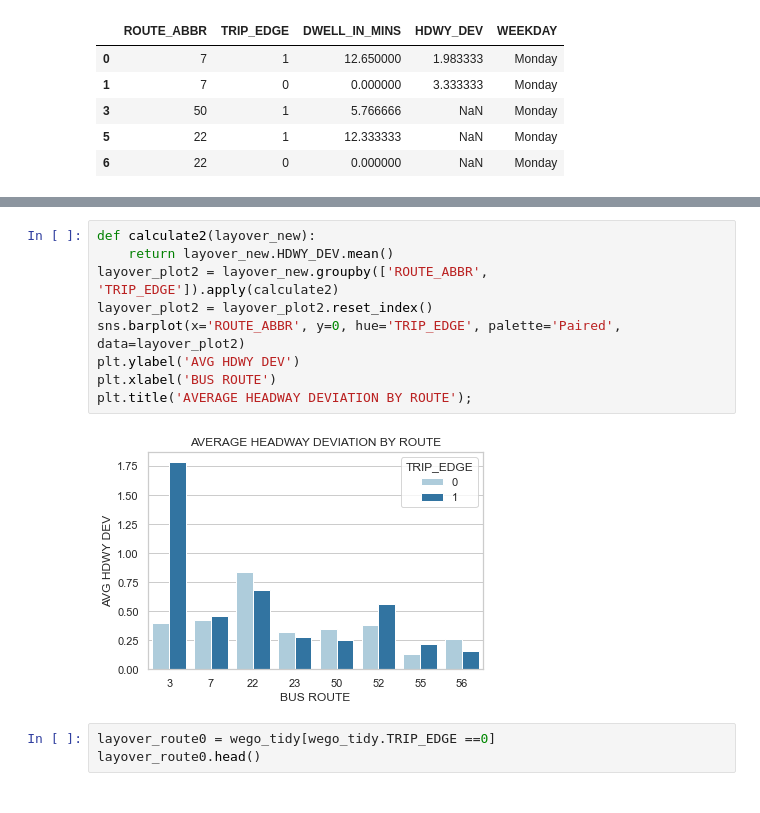
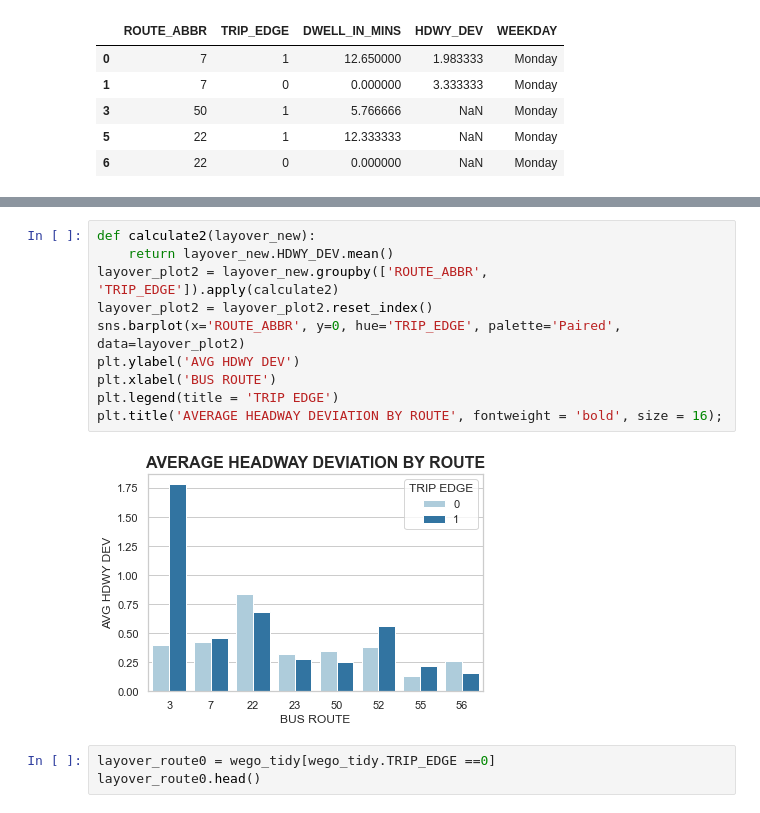
Before and after one commit to NSS-Data-Analytics-Cohort-7/wego-python-bit-my_finger, a Jupyter notebook: notebook/new_wego.ipynb, the cells around one changed output, grey strips where cells are left out. Cells and saved outputs as stored; diff of their text form.

```diff
--- a/notebook/new_wego.ipynb
+++ b/notebook/new_wego.ipynb
@@ -216,14 +240,15 @@ plt.title('AVERAGE SITTING MINUTES BY ROUTE');
 # %%
 def calculate2(layover_new):
     return layover_new.HDWY_DEV.mean()
 layover_plot2 = layover_new.groupby(['ROUTE_ABBR', 'TRIP_EDGE']).apply(calculate2)
 layover_plot2 = layover_plot2.reset_index()
 sns.barplot(x='ROUTE_ABBR', y=0, hue='TRIP_EDGE', palette='Paired', data=layover_plot2)
 plt.ylabel('AVG HDWY DEV')
 plt.xlabel('BUS ROUTE')
-plt.title('AVERAGE HEADWAY DEVIATION BY ROUTE');
+plt.legend(title = 'TRIP EDGE')
+plt.title('AVERAGE HEADWAY DEVIATION BY ROUTE', fontweight = 'bold', size = 16);
 # %% [output]
-[figure, old version]
+[figure, new version]
 # %%
 layover_route0 = wego_tidy[wego_tidy.TRIP_EDGE ==0]
 layover_route0.head()
```
Also changed, not shown: parts of 11 cells of this notebook.
